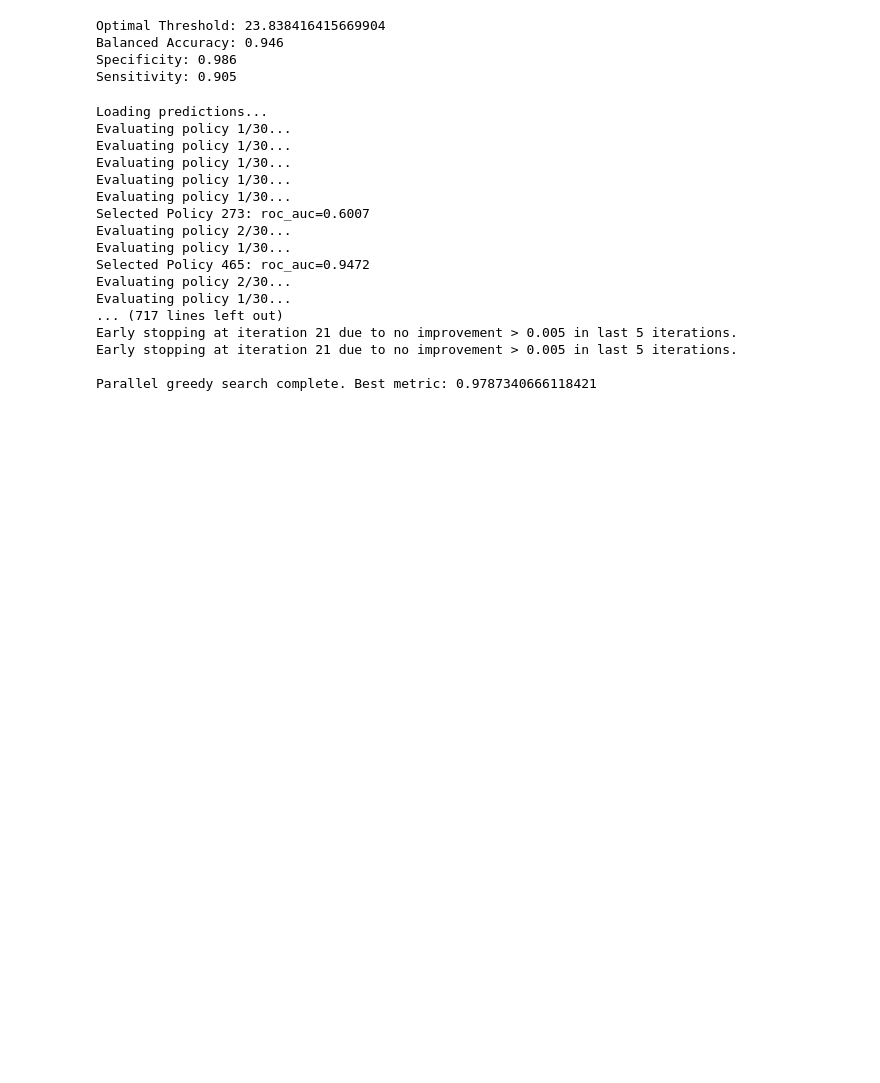
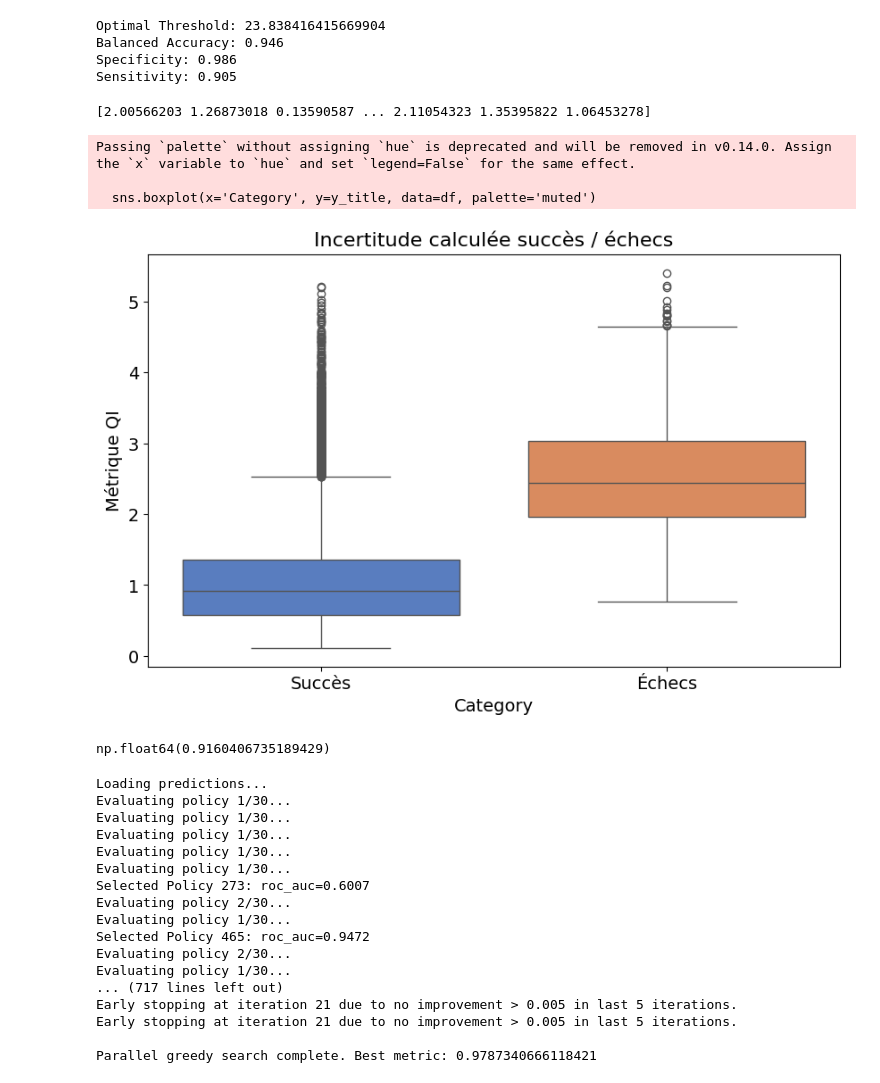
Before and after one commit to pstnmz/UQ_toolbox, a Jupyter notebook: medMNIST/UQ_test_metrics.ipynb, the cells around one changed output. Drawn from its saved outputs; the diff is of its cells as text; code cells hidden in the pictures; blank space fills up the shorter version.

Commit message:
test distance with all features

```diff
--- a/medMNIST/UQ_test_metrics.ipynb
+++ b/medMNIST/UQ_test_metrics.ipynb
@@ -544,0 +588,15 @@ Sensitivity: 0.905
+# %%
+# Calculate the mean of the lists inside knn_distances_folds
+mean_knn_distances = np.mean(knn_distances_all, axis=0)
+
+# Print the result
+print(mean_knn_distances)
+# %% [output]
+[2.00566203 1.26873018 0.13590587 ... 2.11054323 1.35395822 1.06453278]
+# %%
+uq.UQ_method_plot([mean_knn_distances[k] for k in correct_predictions], [mean_knn_distances[j] for j in incorrect_predictions], 'Métrique QI', 'Incertitude calculée succès / échecs', swarmplot=False)
+# %% [output]
+Passing `palette` without assigning `hue` is deprecated and will be removed in v0.14.0. Assign the `x` variable to `hue` and set `legend=False` for the same effect.
+
+  sns.boxplot(x='Category', y=y_title, data=df, palette='muted')
+[figure, added]
@@ -545,3 +605,7 @@ Sensitivity: 0.905
+# %%
+auc_std_knn
+# %% [output]
+np.float64(0.9160406735189429)
 # %%
 fpr_std_rt, tpr_std_rt, auc_std_rt = uq.roc_curve_UQ_method_computation([stds_RT[k] for k in correct_predictions], [stds_RT[j] for j in incorrect_predictions])
 # %%
```
Also changed, not shown: parts of 2 cells of this notebook.
